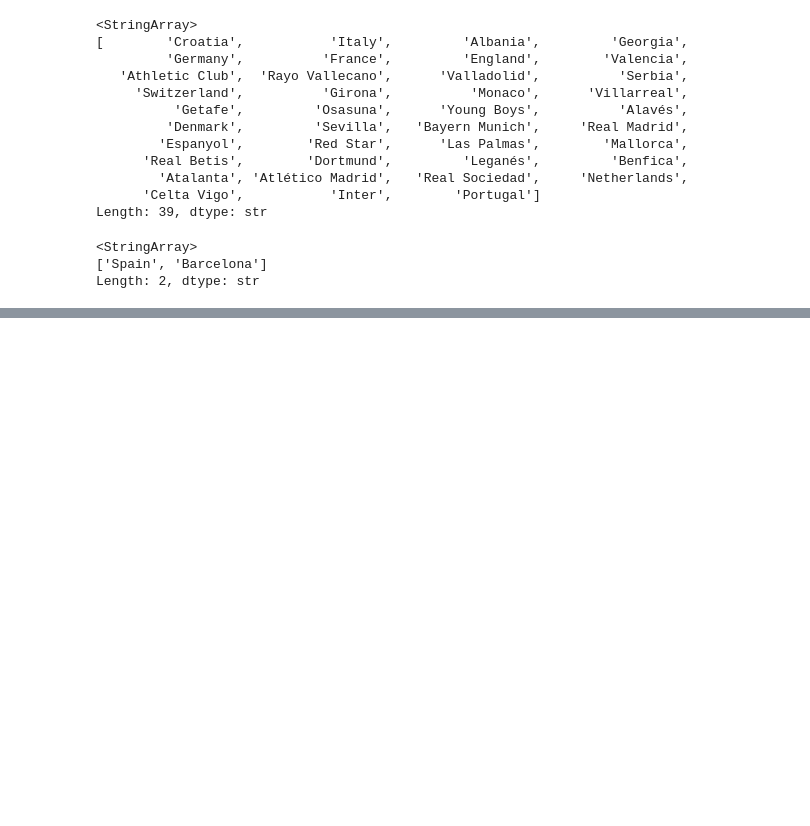
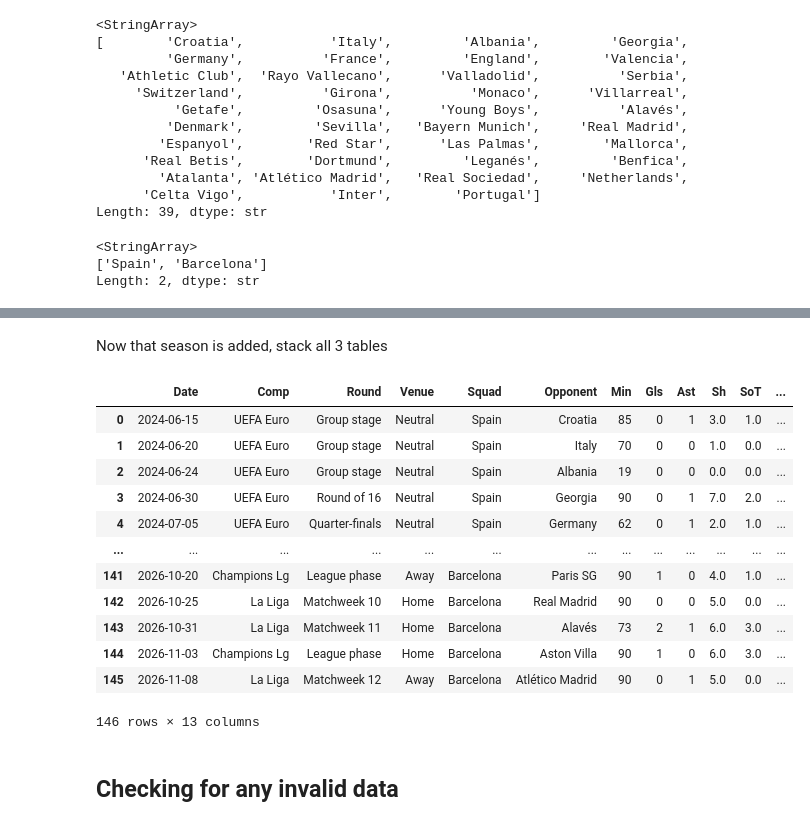
Before and after one commit to polanco04/DataScience, a Jupyter notebook: Practice/new/yamalPerformance/yamalAnalysis.ipynb, the cells around one changed output, grey strips where cells are left out. Cells and saved outputs as stored; diff of their text form; code cells hidden in the pictures; blank space fills up the shorter version.

```diff
--- a/Practice/new/yamalPerformance/yamalAnalysis.ipynb
+++ b/Practice/new/yamalPerformance/yamalAnalysis.ipynb
@@ -253,5 +260,12 @@ Length: 2, dtype: str
 # %%
-df2526["Opponent"] = df2526["Opponent"].str.replace("^[a-z]{2,3} ", "", regex=True)
-df2526["Squad"] = df2526["Squad"].str.replace("^[a-z]{2,3} ", "", regex=True)
-df2627["Opponent"] = df2627["Opponent"].str.replace("^[a-z]{2,3} ", "", regex=True)
-df2627["Squad"] = df2627["Squad"].str.replace("^[a-z]{2,3} ", "", regex=True)
+# small function to not write the same thing multiple times.
+# could be a better function, dynamic for any data set by asking for the specific index
+# as an argument. But this works for the dataset im using
+
+def removePreceding(df):
+    df["Opponent"] = df["Opponent"].str.replace("^[a-z]{2,3} ", "", regex=True)
+    df["Squad"] = df["Squad"].str.replace("^[a-z]{2,3} ", "", regex=True)
+
+removePreceding(df2526)
+removePreceding(df2627)
+df2526["Opponent"].unique()
@@ -257,0 +323,6 @@ df2627["Squad"] = df2627["Squad"].str.replace("^[a-z]{2,3} ", "", regex=True)
+# %%
+df2425["Season"] = "24/25"
+df2526["Season"] = "25/26"
+df2627["Season"] = "26/27"
+
+df2425["Season"]
@@ -257,0 +342,21 @@ df2627["Squad"] = df2627["Squad"].str.replace("^[a-z]{2,3} ", "", regex=True)
+# %% [markdown]
+Now that season is added, stack all 3 tables
+# %%
+df = pd.concat([df2425, df2526, df2627], ignore_index=True)
+df
+# %% [output]
+|  | Date | Comp | Round | Venue | Squad | Opponent | Min | Gls | Ast | Sh | SoT | ... |
+| 0 | 2024-06-15 | UEFA Euro | Group stage | Neutral | Spain | Croatia | 85 | 0 | 1 | 3.0 | 1.0 | ... |
+| 1 | 2024-06-20 | UEFA Euro | Group stage | Neutral | Spain | Italy | 70 | 0 | 0 | 1.0 | 0.0 | ... |
+| 2 | 2024-06-24 | UEFA Euro | Group stage | Neutral | Spain | Albania | 19 | 0 | 0 | 0.0 | 0.0 | ... |
+| 3 | 2024-06-30 | UEFA Euro | Round of 16 | Neutral | Spain | Georgia | 90 | 0 | 1 | 7.0 | 2.0 | ... |
+| 4 | 2024-07-05 | UEFA Euro | Quarter-finals | Neutral | Spain | Germany | 62 | 0 | 1 | 2.0 | 1.0 | ... |
+| ... | ... | ... | ... | ... | ... | ... | ... | ... | ... | ... | ... | ... |
+| 141 | 2026-10-20 | Champions Lg | League phase | Away | Barcelona | Paris SG | 90 | 1 | 0 | 4.0 | 1.0 | ... |
+| 142 | 2026-10-25 | La Liga | Matchweek 10 | Home | Barcelona | Real Madrid | 90 | 0 | 0 | 5.0 | 0.0 | ... |
+| 143 | 2026-10-31 | La Liga | Matchweek 11 | Home | Barcelona | Alavés | 73 | 2 | 1 | 6.0 | 3.0 | ... |
+| 144 | 2026-11-03 | Champions Lg | League phase | Home | Barcelona | Aston Villa | 90 | 1 | 0 | 6.0 | 3.0 | ... |
+| 145 | 2026-11-08 | La Liga | Matchweek 12 | Away | Barcelona | Atlético Madrid | 90 | 0 | 1 | 5.0 | 0.0 | ... |
+146 rows × 13 columns
+# %% [markdown]
+## Checking for any invalid data
```
Also changed, not shown: parts of 23 cells of this notebook.
